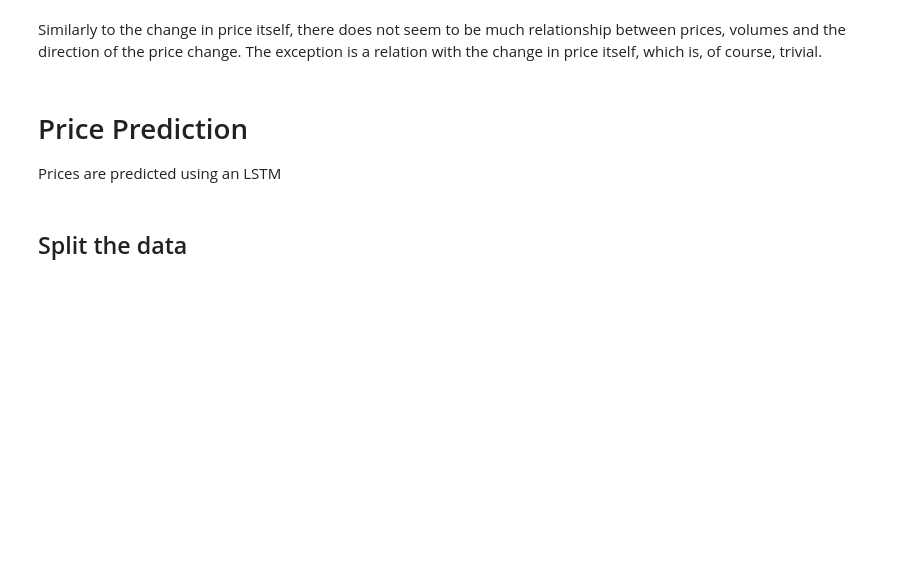
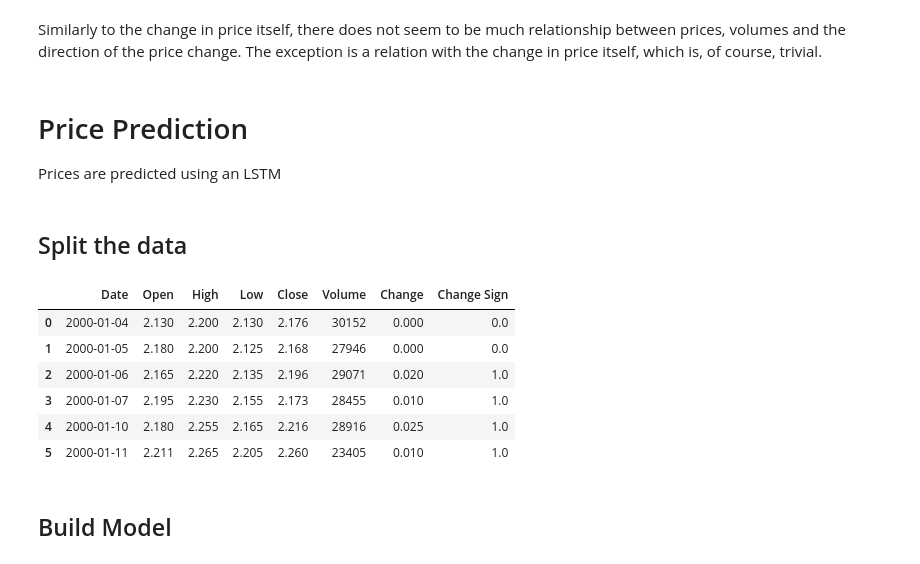
Before and after one commit to penichols10/Natural-Gas, a Jupyter notebook: natural_gas.ipynb, the cells around one changed output. Drawn from its saved outputs; the diff is of its cells as text; code cells hidden in the pictures; blank space fills up the shorter version.

```diff
--- a/natural_gas.ipynb
+++ b/natural_gas.ipynb
@@ -190,3 +191,13 @@ Similarly to the change in price itself, there does not seem to be much relation
 Prices are predicted using an LSTM
 # %% [markdown]
 ## Split the data
+# %%
+df.head(6)
+# %% [output]
+|  | Date | Open | High | Low | Close | Volume | Change | Change Sign |
+| 0 | 2000-01-04 | 2.130 | 2.200 | 2.130 | 2.176 | 30152 | 0.000 | 0.0 |
+| 1 | 2000-01-05 | 2.180 | 2.200 | 2.125 | 2.168 | 27946 | 0.000 | 0.0 |
+| 2 | 2000-01-06 | 2.165 | 2.220 | 2.135 | 2.196 | 29071 | 0.020 | 1.0 |
+| 3 | 2000-01-07 | 2.195 | 2.230 | 2.155 | 2.173 | 28455 | 0.010 | 1.0 |
+| 4 | 2000-01-10 | 2.180 | 2.255 | 2.165 | 2.216 | 28916 | 0.025 | 1.0 |
+| 5 | 2000-01-11 | 2.211 | 2.265 | 2.205 | 2.260 | 23405 | 0.010 | 1.0 |
@@ -192,0 +219,2 @@ Prices are predicted using an LSTM
+# %% [markdown]
+## Build Model
```
Also changed, not shown: parts of 12 cells of this notebook.
